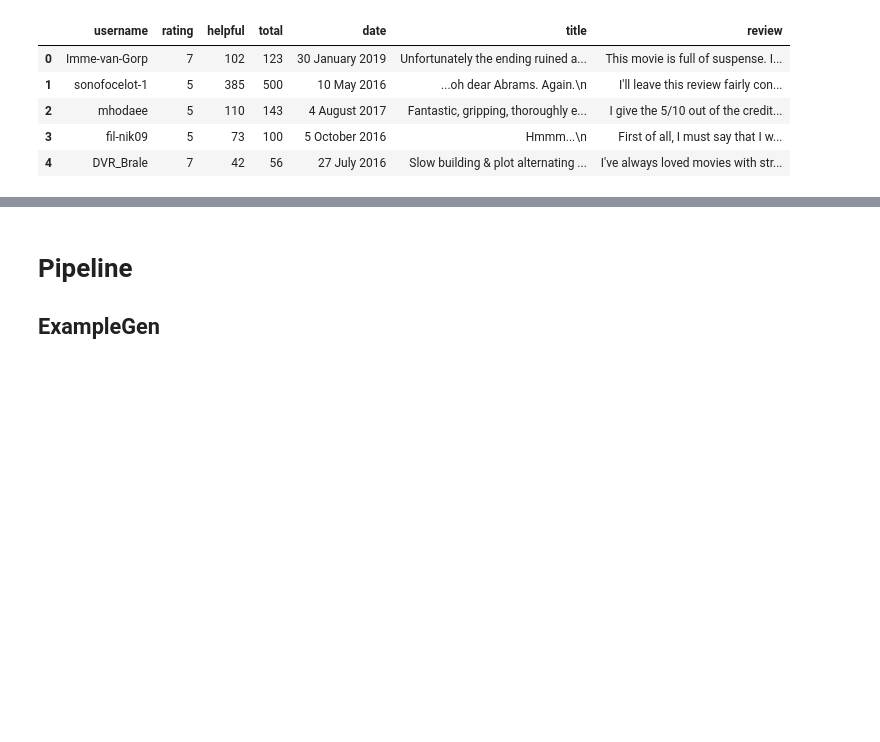
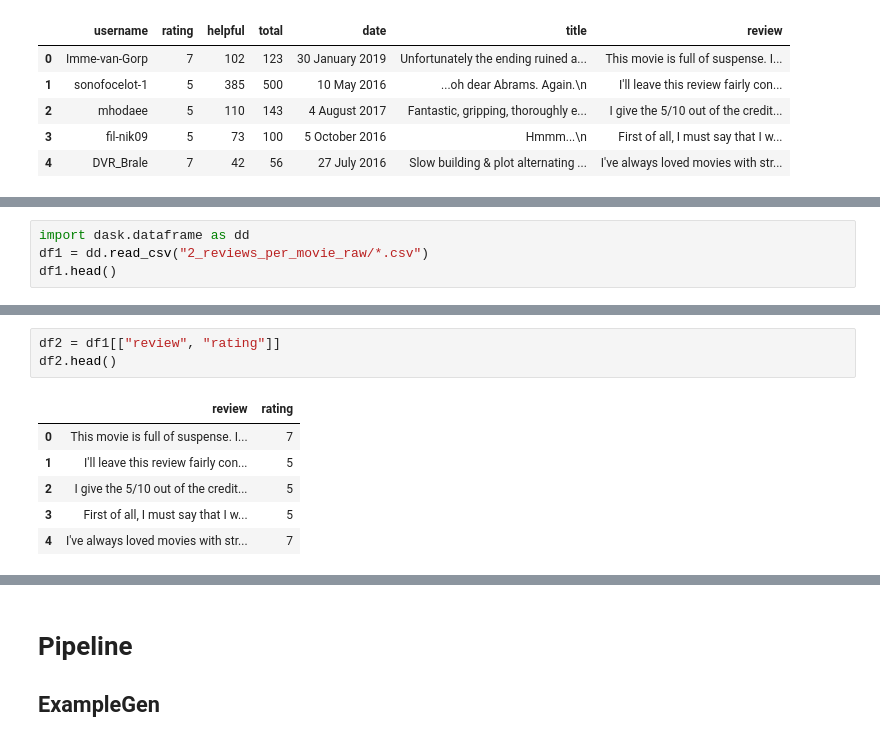
Before and after one commit to amoat7/Text_classification_pipeline_tfx_local, a Jupyter notebook: Text Classification.ipynb, the cells around one changed output, grey strips where cells are left out. Cells and saved outputs as stored; diff of their text form; blank space fills up the shorter version.

```diff
--- a/Text Classification.ipynb
+++ b/Text Classification.ipynb
@@ -31,0 +34,4 @@ df.head()
+# %%
+import dask.dataframe as dd
+df1 = dd.read_csv("2_reviews_per_movie_raw/*.csv")
+df1.head()
@@ -31,0 +45,10 @@ df.head()
+# %%
+df2 = df1[["review", "rating"]]
+df2.head()
+# %% [output]
+|  | review | rating |
+| 0 | This movie is full of suspense. I... | 7 |
+| 1 | I'll leave this review fairly con... | 5 |
+| 2 | I give the 5/10 out of the credit... | 5 |
+| 3 | First of all, I must say that I w... | 5 |
+| 4 | I've always loved movies with str... | 7 |
```
Also changed, not shown: parts of 12 cells of this notebook.
